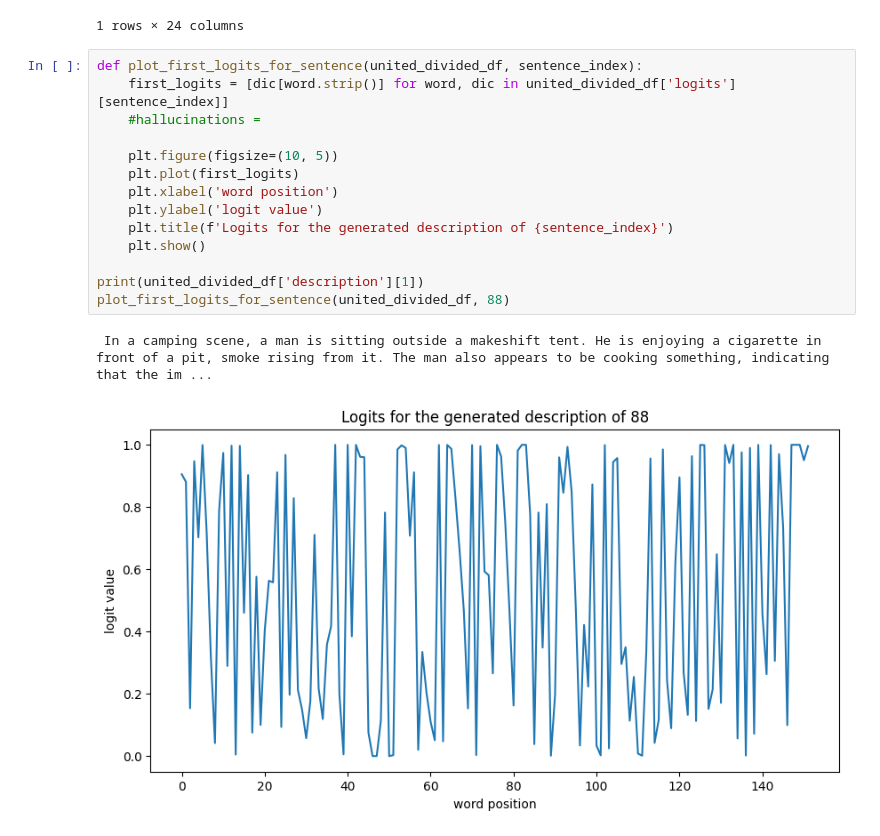
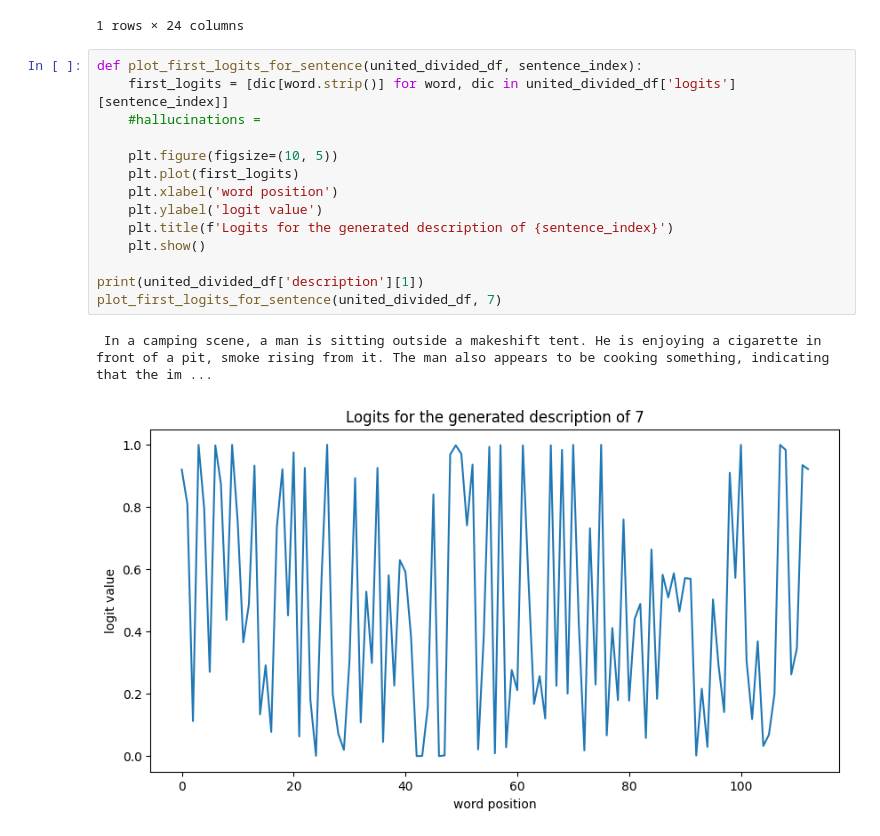
Before and after one commit to wr0om/Techen, a Jupyter notebook: messing_with_probs.ipynb, the cells around one changed output. Cells and saved outputs as stored; diff of their text form.

```diff
--- a/messing_with_probs.ipynb
+++ b/messing_with_probs.ipynb
@@ -15,17 +15,17 @@ united_divided_df.head(1)
 # %%
 def plot_first_logits_for_sentence(united_divided_df, sentence_index):
     first_logits = [dic[word.strip()] for word, dic in united_divided_df['logits'][sentence_index]]
     #hallucinations =
 
     plt.figure(figsize=(10, 5))
     plt.plot(first_logits)
     plt.xlabel('word position')
     plt.ylabel('logit value')
     plt.title(f'Logits for the generated description of {sentence_index}')
     plt.show()
 
 print(united_divided_df['description'][1])
-plot_first_logits_for_sentence(united_divided_df, 88)
+plot_first_logits_for_sentence(united_divided_df, 7)
 # %% [output]
  In a camping scene, a man is sitting outside a makeshift tent. He is enjoying a cigarette in front of a pit, smoke rising from it. The man also appears to be cooking something, indicating that the im ...
-[figure, old version]
+[figure, new version]
```
Also changed, not shown: 1 other file.
